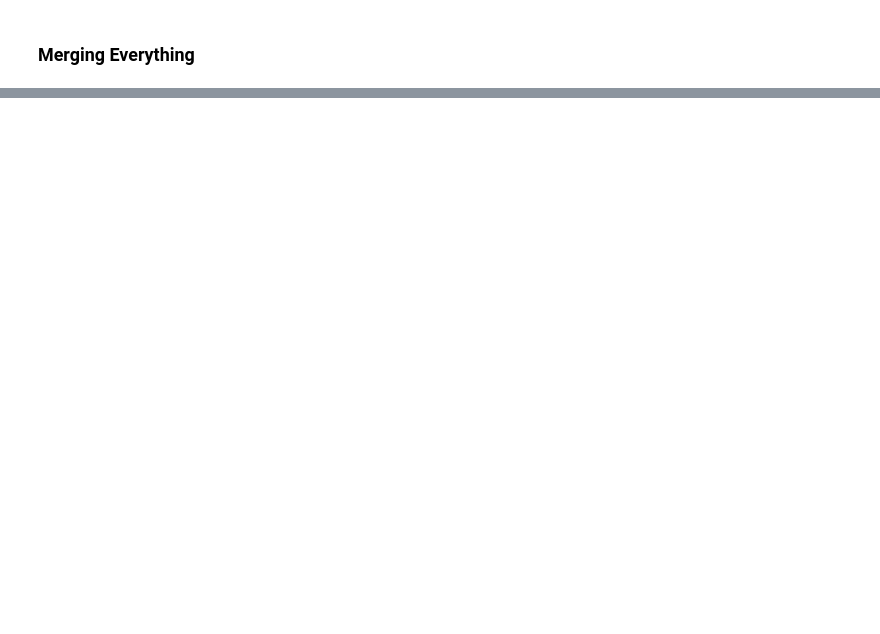
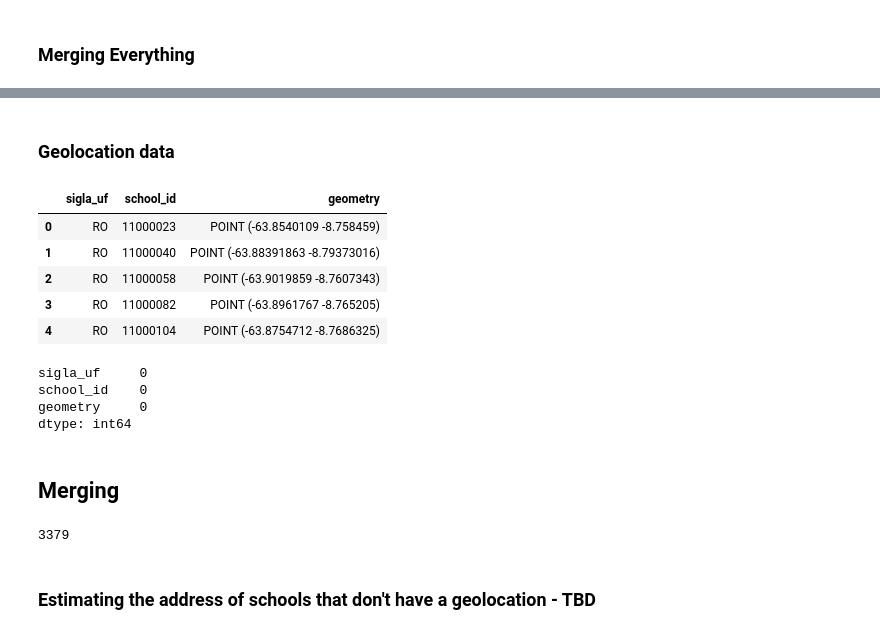
Before and after one commit to felipehlvo/access_to_education_map, a Jupyter notebook: Notebooks/Building Basic Dataset.ipynb, the cells around one changed output, grey strips where cells are left out. Cells and saved outputs as stored; diff of their text form; code cells hidden in the pictures; blank space fills up the shorter version.

```diff
--- a/Notebooks/Building Basic Dataset.ipynb
+++ b/Notebooks/Building Basic Dataset.ipynb
@@ -279,0 +405,26 @@ geo_dataframe.plot()
+# %% [markdown]
+### Geolocation data
+# %%
+geo_school_df = pd.read_csv(
+    "/Users/feliphlvo/Documents/Minerva/Capstone/data/Base dos Dados/geobr_escola_2020.csv"
+)
+geo_school_df = geo_school_df.rename(
+    columns={"id_escola": "school_id", "geometria": "geometry"}
+)
+geo_school_df.head()
+# %% [output]
+|  | sigla_uf | school_id | geometry |
+| 0 | RO | 11000023 | POINT (-63.8540109 -8.758459) |
+| 1 | RO | 11000040 | POINT (-63.88391863 -8.79373016) |
+| 2 | RO | 11000058 | POINT (-63.9019859 -8.7607343) |
+| 3 | RO | 11000082 | POINT (-63.8961767 -8.765205) |
+| 4 | RO | 11000104 | POINT (-63.8754712 -8.7686325) |
+# %%
+geo_school_df.isnull().sum()
+# %% [output]
+sigla_uf     0
+school_id    0
+geometry     0
+dtype: int64
+# %% [markdown]
+## Merging
@@ -279,0 +433,7 @@ geo_dataframe.plot()
+# %%
+# Number of schools that have a zip code but no geometry
+len(school_census_df[school_census_df.geometry.isna() & ~school_census_df.zip_code.isna()])
+# %% [output]
+3379
+# %% [markdown]
+### Estimating the address of schools that don't have a geolocation - TBD
```
Also changed, not shown: parts of 19 cells of this notebook, 2 other files.
